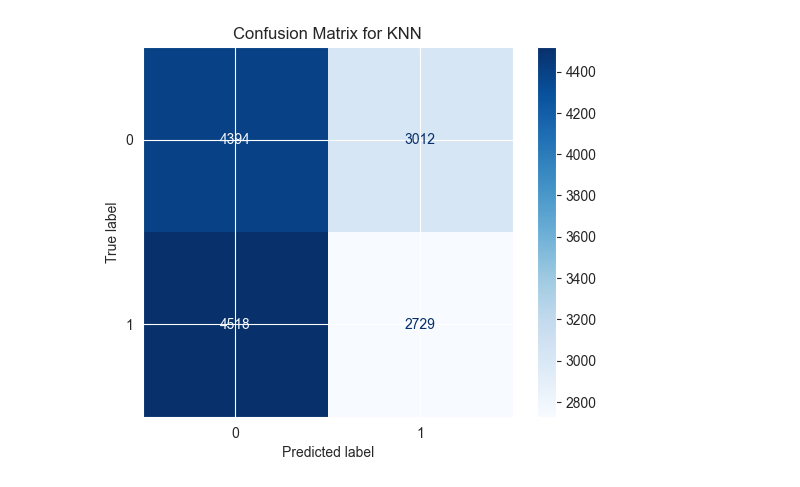
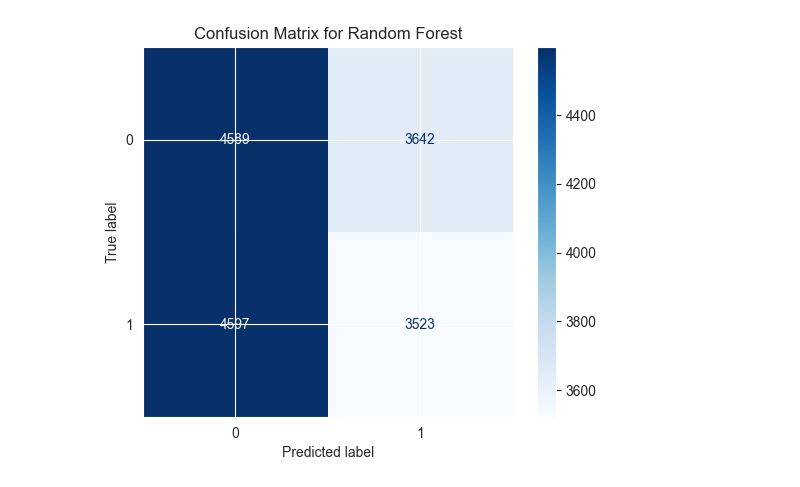
Before and after one commit to Souz0/FYP, a Jupyter notebook: Database_1.ipynb, the cells around one changed output. Saved outputs shown, nothing was run; the diff lists cells and outputs as text; code cells hidden in the pictures.

```diff
--- a/Database_1.ipynb
+++ b/Database_1.ipynb
@@ -448,0 +31,3 @@ weighted avg       0.48      0.49      0.48     14653
+# %%
+df = df.drop_duplicates()
+print("Number of duplicated rows after removal:",df.duplicated().sum())
@@ -448,0 +36,4 @@ weighted avg       0.48      0.49      0.48     14653
+# %%
+binary_cols = [c for c in df.columns if c != "AGE" and c != "GENDER"]
+df.loc[:, binary_cols] = df.loc[:, binary_cols] - 1
+df["LUNG_CANCER"].value_counts(normalize=True)
@@ -448,0 +45,6 @@ weighted avg       0.48      0.49      0.48     14653
+# %%
+X = df.drop(columns=["LUNG_CANCER"])
+y = df["LUNG_CANCER"]
+
+print(X.shape)
+print(y.value_counts())
@@ -449,3 +57,10 @@ weighted avg       0.48      0.49      0.48     14653
+# %%
+X_train, X_test, y_train, y_test = train_test_split(
+    X, y,
+    test_size=0.3,
+    random_state=42,
+    stratify=y
+)
 # %%
 param_grid_rf = {
     "n_estimators": [100, 200, 300],
@@ -497,11 +112,11 @@ weighted avg       0.46      0.47      0.46     14653
 # %%
-cm = confusion_matrix(y_test, y_pred)
+cm = confusion_matrix(y_test, y_pred_rf)
 disp = ConfusionMatrixDisplay(confusion_matrix=cm)
 disp.plot(cmap='Blues', values_format='d')
-plt.title("Confusion Matrix for KNN")
+plt.title("Confusion Matrix for Random Forest")
 plt.show()
 # %% [output]
-[figure, old version]
+[figure, new version]
 # %%
 feat_importance = pd.Series(
     best_rf.feature_importances_,
```
Also changed, not shown: parts of 99 cells of this notebook, 2 other files.
